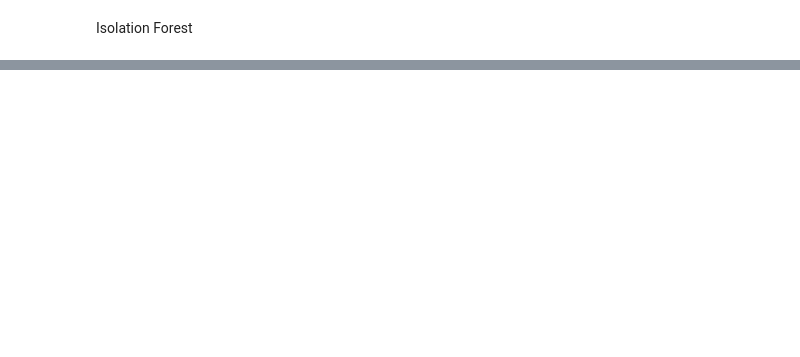
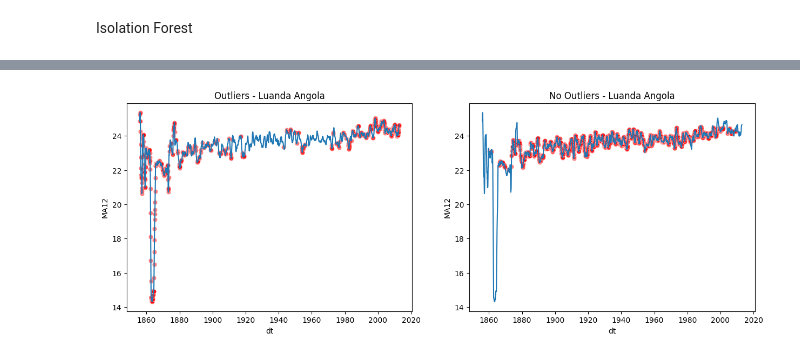
Before and after one commit to Axoluther/astronomia, a Jupyter notebook: tarea3/outliers2.ipynb, the cells around one changed output, grey strips where cells are left out. Saved outputs shown, nothing was run; the diff lists cells and outputs as text; code cells hidden in the pictures; blank space fills up the shorter version.

```diff
--- a/tarea3/outliers2.ipynb
+++ b/tarea3/outliers2.ipynb
@@ -147,0 +154,69 @@ sn.lineplot(
+# %%
+MajorCityDf['MA12+D'] = MajorCityDf['MA12'] + MajorCityDf['AverageTemperatureUncertainty']
+MajorCityDf['MA12-D'] = MajorCityDf['MA12'] - MajorCityDf['AverageTemperatureUncertainty']
+# %%
+plt.figure(figsize=(15,5))
+
+plt.subplot(1,2,1)
+plt.title(f'Outliers - {city_taget} {country_taget}')
+
+sn.lineplot(
+    MajorCityDf[MajorCityDf['City'] == city_taget],
+    x='dt',
+    y='MA12'
+)
+
+# sn.lineplot(
+#     MajorCityDf[MajorCityDf['City'] == city_taget],
+#     x='dt',
+#     y='MA12+D',
+#     alpha=0.2
+# )
+# sn.lineplot(
+#     MajorCityDf[MajorCityDf['City'] == city_taget],
+#     x='dt',
+#     y='MA12-D',
+#     alpha=0.2
+# )
+
+sn.scatterplot(
+    MajorCityDf[(MajorCityDf['City'] == city_taget) & ( MajorCityDf['is_outlier'] == True )],
+    x='dt',
+    y='MA12',
+    color='red',
+    alpha=0.5
+)
+
+plt.subplot(1,2,2)
+plt.title(f'No Outliers - {city_taget} {country_taget}')
+
+sn.lineplot(
+    MajorCityDf[MajorCityDf['City'] == city_taget],
+    x='dt',
+    y='MA12'
+)
+
+# sn.lineplot(
+#     MajorCityDf[MajorCityDf['City'] == city_taget],
+#     x='dt',
+#     y='MA12+D',
+#     alpha=0.2
+# )
+# sn.lineplot(
+#     MajorCityDf[MajorCityDf['City'] == city_taget],
+#     x='dt',
+#     y='MA12-D',
+#     alpha=0.2
+# )
+
+sn.scatterplot(
+    MajorCityDf[(MajorCityDf['City'] == city_taget) & ( MajorCityDf['is_outlier'] == False )],
+    x='dt',
+    y='MA12',
+    color='red',
+    alpha=0.5
+)
+
+plt.show()
+# %% [output]
+[figure, added]
```
Also changed, not shown: parts of 19 cells of this notebook.
